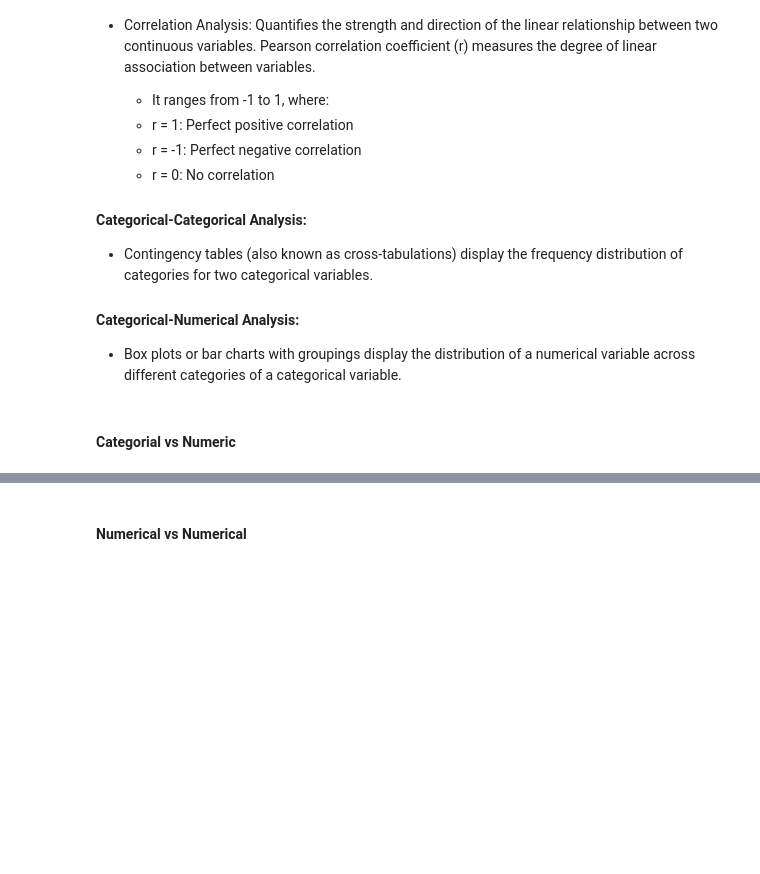
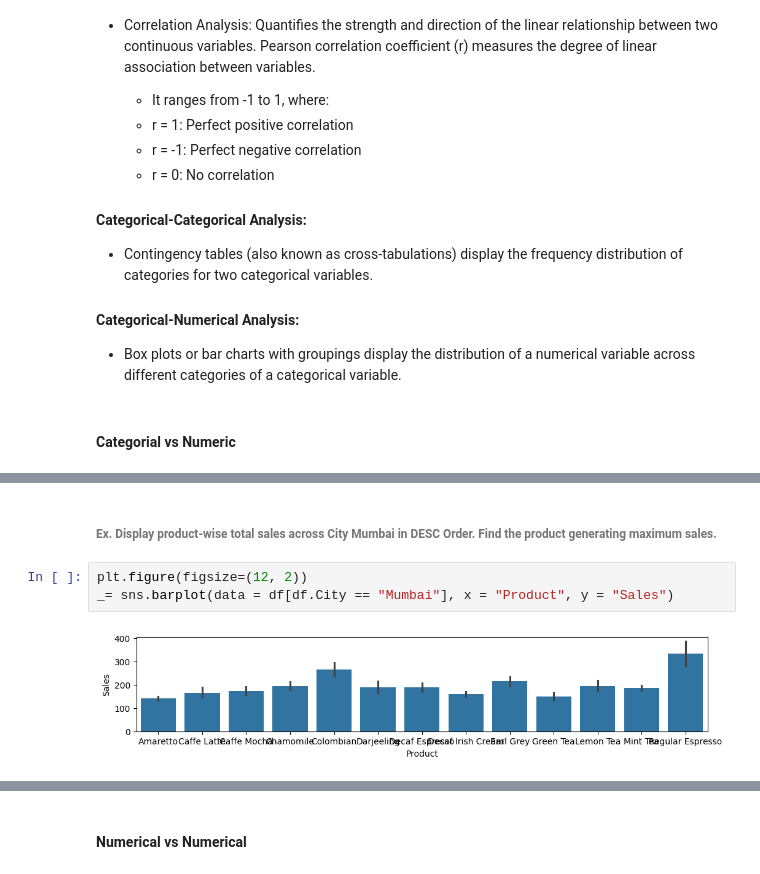
Before and after one commit to knowledge-corner/Optum-Global-August-2024, a Jupyter notebook: Visual Data Analytics- Day 2.ipynb, the cells around one changed output, grey strips where cells are left out. Cells and saved outputs as stored; diff of their text form; blank space fills up the shorter version.

```diff
--- a/Visual Data Analytics- Day 2.ipynb
+++ b/Visual Data Analytics- Day 2.ipynb
@@ -440,0 +437,7 @@ Bivariate analysis is a statistical method used to analyze the relationship betw
+# %% [markdown]
+###### Ex. Display product-wise total sales across City Mumbai in DESC Order. Find the product generating maximum sales.
+# %%
+plt.figure(figsize=(12, 2))
+_= sns.barplot(data = df[df.City == "Mumbai"], x = "Product", y = "Sales")
+# %% [output]
+[figure, added]
```
Also changed, not shown: parts of 54 cells of this notebook.
